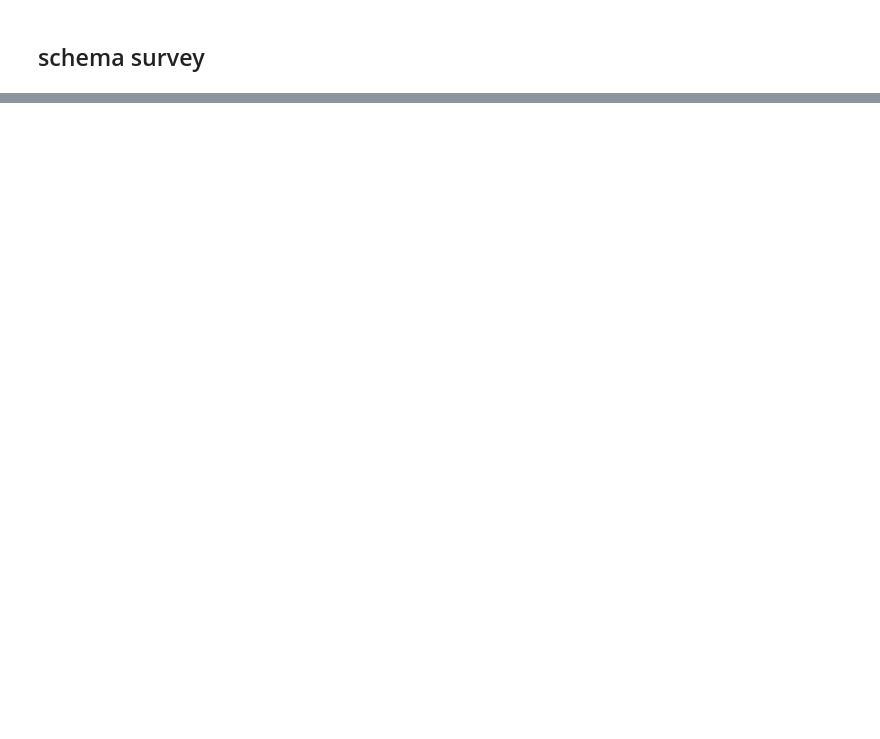
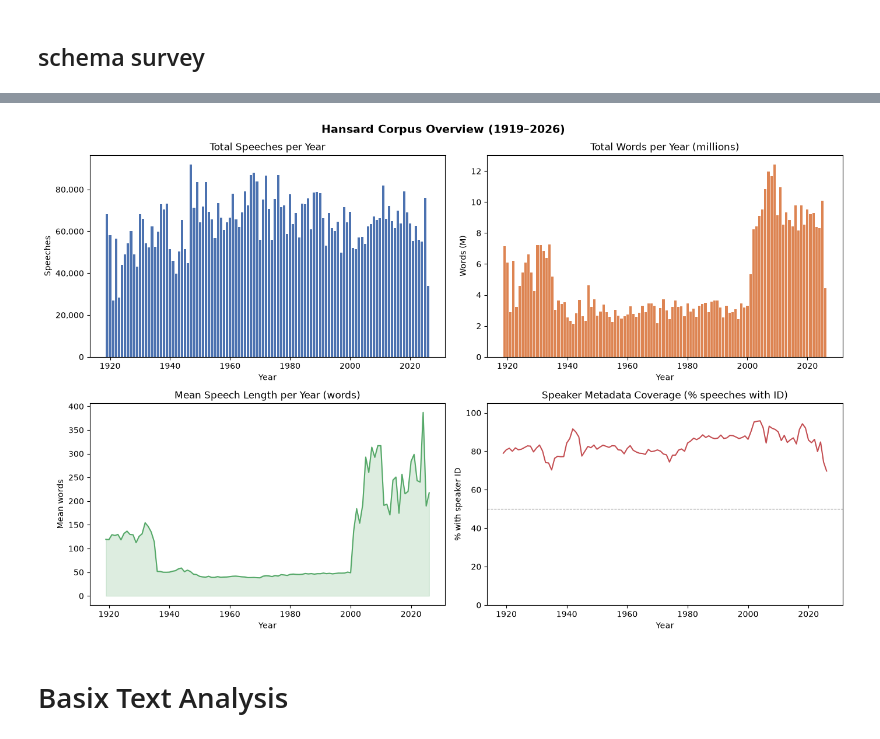
Before and after one commit to toby45nw/hansard-analysis, a Jupyter notebook: hansard_data.ipynb, the cells around one changed output, grey strips where cells are left out. Saved outputs shown, nothing was run; the diff lists cells and outputs as text; code cells hidden in the pictures; blank space fills up the shorter version.

```diff
--- a/hansard_data.ipynb
+++ b/hansard_data.ipynb
@@ -156,0 +185,10 @@ No gaps — every year has at least one file
+# %%
+suffix_counts = Counter()
+for f in ALL_FILES:
+    m = re.search(r'\d{4}-\d{2}-\d{2}([a-z]*)', f.stem)
+    if m:
+        suffix_counts[m.group(1) or "none"] += 1
+
+print("File suffix breakdown:")
+for suffix, count in sorted(suffix_counts.items(), key=lambda x: -x[1]):
+    print(f"  '{suffix}': {count:,} files")
@@ -156,0 +316,35 @@ No gaps — every year has at least one file
+# %%
+fig, axes = plt.subplots(2, 2, figsize=(14, 9))
+fig.suptitle("Hansard Corpus Overview (1919–2026)", fontsize=14, fontweight="bold")
+
+ax = axes[0, 0]
+ax.bar(agg_years, yspeeches, color="#4C72B0", width=0.8)
+ax.set_title("Total Speeches per Year")
+ax.set_xlabel("Year"); ax.set_ylabel("Speeches")
+ax.yaxis.set_major_formatter(mticker.FuncFormatter(lambda x, _: f"{int(x):,}"))
+
+ax = axes[0, 1]
+ax.bar(agg_years, [w / 1e6 for w in ywords], color="#DD8452", width=0.8)
+ax.set_title("Total Words per Year (millions)")
+ax.set_xlabel("Year"); ax.set_ylabel("Words (M)")
+
+ax = axes[1, 0]
+ax.plot(agg_years, ymean_wds, color="#55A868", linewidth=1.5)
+ax.fill_between(agg_years, ymean_wds, alpha=0.2, color="#55A868")
+ax.set_title("Mean Speech Length per Year (words)")
+ax.set_xlabel("Year"); ax.set_ylabel("Mean words")
+
+ax = axes[1, 1]
+ax.plot(agg_years, yspeaker, color="#C44E52", linewidth=1.5)
+ax.axhline(50, color="grey", linestyle="--", linewidth=0.8)
+ax.set_title("Speaker Metadata Coverage (% speeches with ID)")
+ax.set_xlabel("Year"); ax.set_ylabel("% with speaker ID")
+ax.set_ylim(0, 105)
+
+plt.tight_layout()
+plt.savefig("hansard_overview.png", dpi=150, bbox_inches="tight")
+plt.show()
+# %% [output]
+[figure, added]
+# %% [markdown]
+# Basix Text Analysis
```
Also changed, not shown: parts of 14 cells of this notebook, 4 other files.
